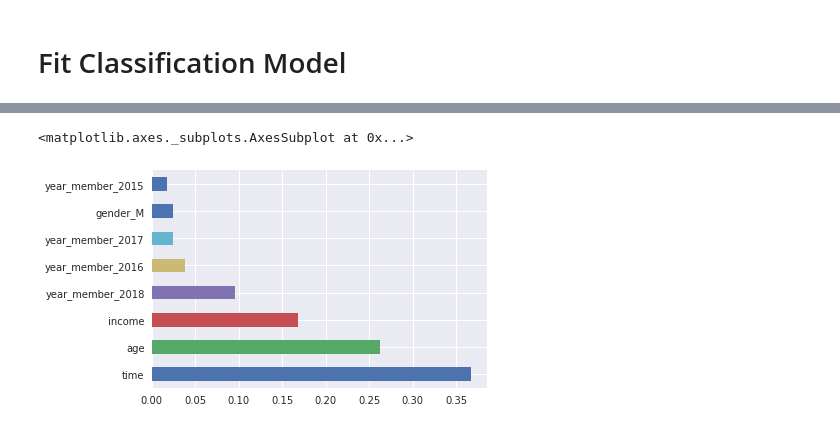
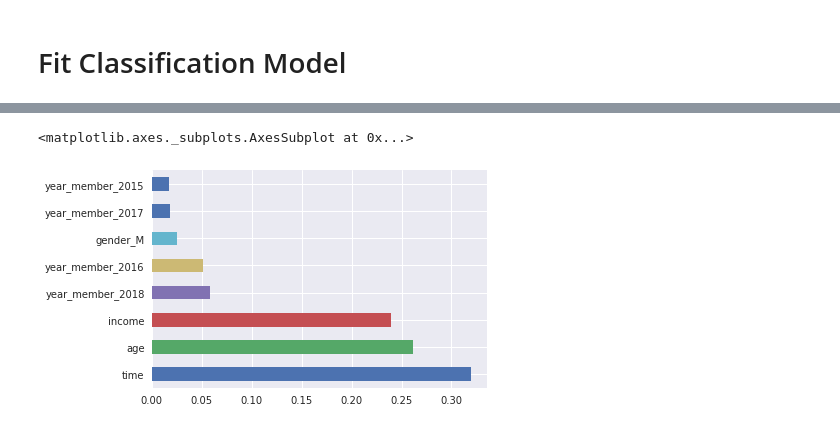
Before and after one commit to jingwenhuang96/Udacity_Starbucks_Capstone, a Jupyter notebook: Starbucks_Capstone_notebook.ipynb, the cells around one changed output, grey strips where cells are left out. Cells and saved outputs as stored; diff of their text form; code cells hidden in the pictures.

Commit message:
Why you chose the model that you chose, what all did you try, maybe a grid search What metrics you chose and why. Final performance and future improvements

```diff
--- a/Starbucks_Capstone_notebook.ipynb
+++ b/Starbucks_Capstone_notebook.ipynb
@@ -524,2 +575,3 @@ X
 # %%
 X_train, X_test, Y_train, Y_test = train_test_split(X, Y, test_size=0.2, random_state=0)
+X_train, X_val, Y_train, Y_val = train_test_split(X_train, Y_train, test_size=0.1, random_state=0)
@@ -557,0 +740,4 @@ Y_pred = clf.predict(X_test)
+# %%
+#find the best max_depth using np.argmax, max_depth_list and acc_val_list
+max_depth_best=np.argmax(acc_val_list)
+max_depth_best
@@ -557,0 +787,24 @@ Y_pred = clf.predict(X_test)
+# %%
+#train a RandomForestClassifier with max_depth in max_depth_list
+#inside a for loop:
+#   create a model with a max_depth in max_depth_list
+#   set class_weight to 'balanced', n_estimators=20
+#   set random_state=0 so that the result is reproducible
+#   train the model on the training set
+#   record the accuracy on the training set into a list acc_train_list
+#   record the accuracy on the validation set into a list acc_val_list
+acc_train_list=[]
+acc_val_list=[]
+for i in max_depth_list:
+    RF=RandomForestClassifier(n_estimators=20, class_weight='balanced', max_depth=i, random_state=0)
+    RF.fit(X_train, Y_train)
+    Y_val_pred=RF.predict(X_val)
+    confusion_val=confusion_matrix(Y_val, Y_val_pred)
+    acc_val=weighted_accuracy(confusion_val)
+    Y_train_pred=RF.predict(X_train)
+    confusion_train=confusion_matrix(Y_train, Y_train_pred)
+    acc_train=weighted_accuracy(confusion_train)
+    acc_train_list.append(acc_train)
+    acc_val_list.append(acc_val)
+    print('classification accuracy on validation set is ', acc_val, 'with max_depth:',i)
+    print('classification accuracy on train set is ', acc_train,'with max_depth:',i)
@@ -557,0 +851,13 @@ Y_pred = clf.predict(X_test)
+# %%
+#now, we use the best max_depth to build a RandomForestClassifier
+#train it on the training set and evaluate it on the testing set
+RF=RandomForestClassifier(n_estimators=20, class_weight='balanced', max_depth=i, random_state=0)
+RF.fit(X_train, Y_train)
+Y_train_pred=RF.predict(X_train)
+confusion_train=confusion_matrix(Y_train, Y_train_pred)
+acc_train=weighted_accuracy(confusion_train)
+Y_test_pred=RF.predict(X_test)
+confusion_test=confusion_matrix(Y_test, Y_test_pred)
+acc_test=weighted_accuracy(confusion_test)
+print('classification accuracy on train set is ', acc_train, 'with max_depth:',max_depth_best)
+print('classification accuracy on test set is ', acc_test,'with max_depth:',max_depth_best)
@@ -558,7 +873,7 @@ Y_pred = clf.predict(X_test)
 # %%
 # Using the feature importance plot to predict the data
-feat_importances = pd.Series(clf.feature_importances_, index=X.columns)
+feat_importances = pd.Series(RF.feature_importances_, index=X.columns)
 feat_importances.nlargest(8).plot(kind='barh')
 # %% [output]
 <matplotlib.axes._subplots.AxesSubplot at 0x...>
-[figure, old version]
+[figure, new version]
```
Also changed, not shown: parts of 61 cells of this notebook.
